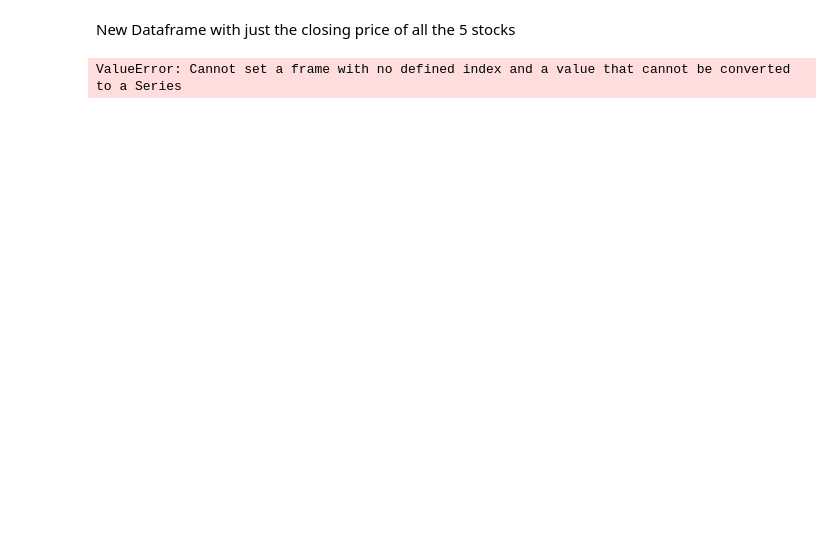
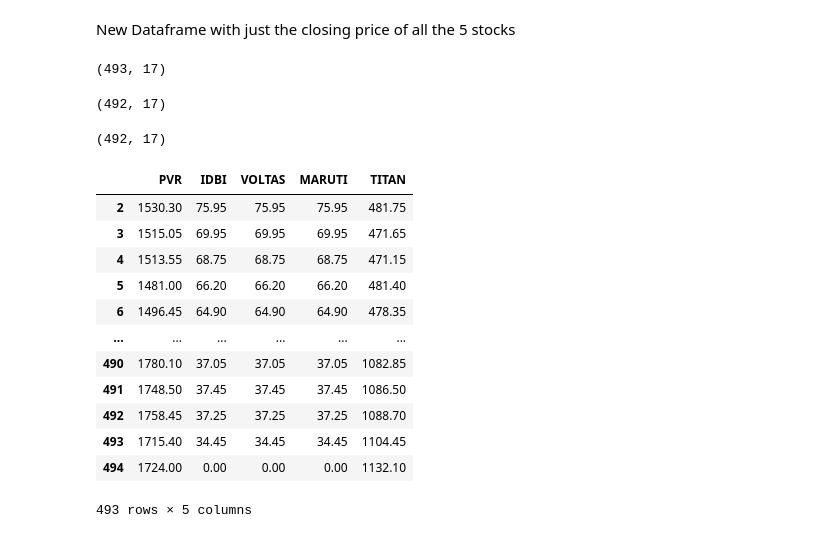
Before and after one commit to askvyas/Aspiration, a Jupyter notebook: Module 5.ipynb, the cells around one changed output. Cells and saved outputs as stored; diff of their text form; code cells hidden in the pictures; blank space fills up the shorter version.

```diff
--- a/Module 5.ipynb
+++ b/Module 5.ipynb
@@ -249,10 +295,39 @@ Daily Std Deviation
 # %% [markdown]
 New Dataframe with just the closing price of all the 5 stocks
 # %%
-data['PVR'] = pd.DataFrame(pvr_d['Close Price'])
+column_names = ["PVR", "IDBI", "VOLTAS","MARUTI","TITAN"]
+data = pd.DataFrame(columns = column_names)
+
+data['PVR'] = (pvr_d['Close Price'])
 data['IDBI'] = pd.DataFrame(idbi_d['Close Price'])
 data['VOLTAS'] = pd.DataFrame(voltas_d['Close Price'])
 data['MARUTI'] = pd.DataFrame(maruti_d['Close Price'])
 data['TITAN'] = pd.DataFrame(titan_d['Close Price'])
-# %% [output]
-ValueError: Cannot set a frame with no defined index and a value that cannot be converted to a Series
+# %%
+pvr_d.shape
+# %% [output]
+(493, 17)
+# %%
+idbi_d.shape
+# %% [output]
+(492, 17)
+# %%
+voltas_d.shape
+# %% [output]
+(492, 17)
+# %%
+data.fillna(0)
+# %% [output]
+|  | PVR | IDBI | VOLTAS | MARUTI | TITAN |
+| 2 | 1530.30 | 75.95 | 75.95 | 75.95 | 481.75 |
+| 3 | 1515.05 | 69.95 | 69.95 | 69.95 | 471.65 |
+| 4 | 1513.55 | 68.75 | 68.75 | 68.75 | 471.15 |
+| 5 | 1481.00 | 66.20 | 66.20 | 66.20 | 481.40 |
+| 6 | 1496.45 | 64.90 | 64.90 | 64.90 | 478.35 |
+| ... | ... | ... | ... | ... | ... |
+| 490 | 1780.10 | 37.05 | 37.05 | 37.05 | 1082.85 |
+| 491 | 1748.50 | 37.45 | 37.45 | 37.45 | 1086.50 |
+| 492 | 1758.45 | 37.25 | 37.25 | 37.25 | 1088.70 |
+| 493 | 1715.40 | 34.45 | 34.45 | 34.45 | 1104.45 |
+| 494 | 1724.00 | 0.00 | 0.00 | 0.00 | 1132.10 |
+493 rows × 5 columns
```
Also changed, not shown: parts of 11 cells of this notebook.
